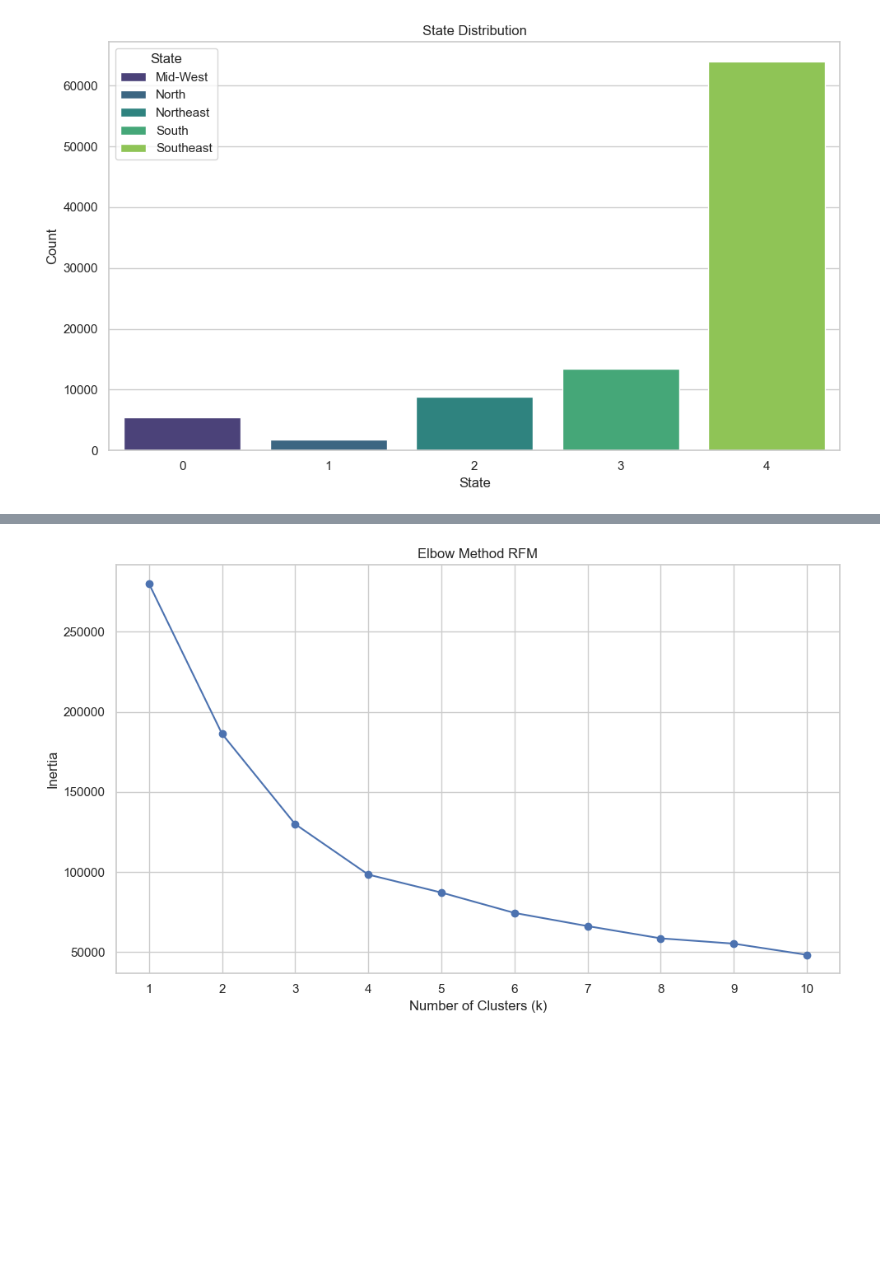
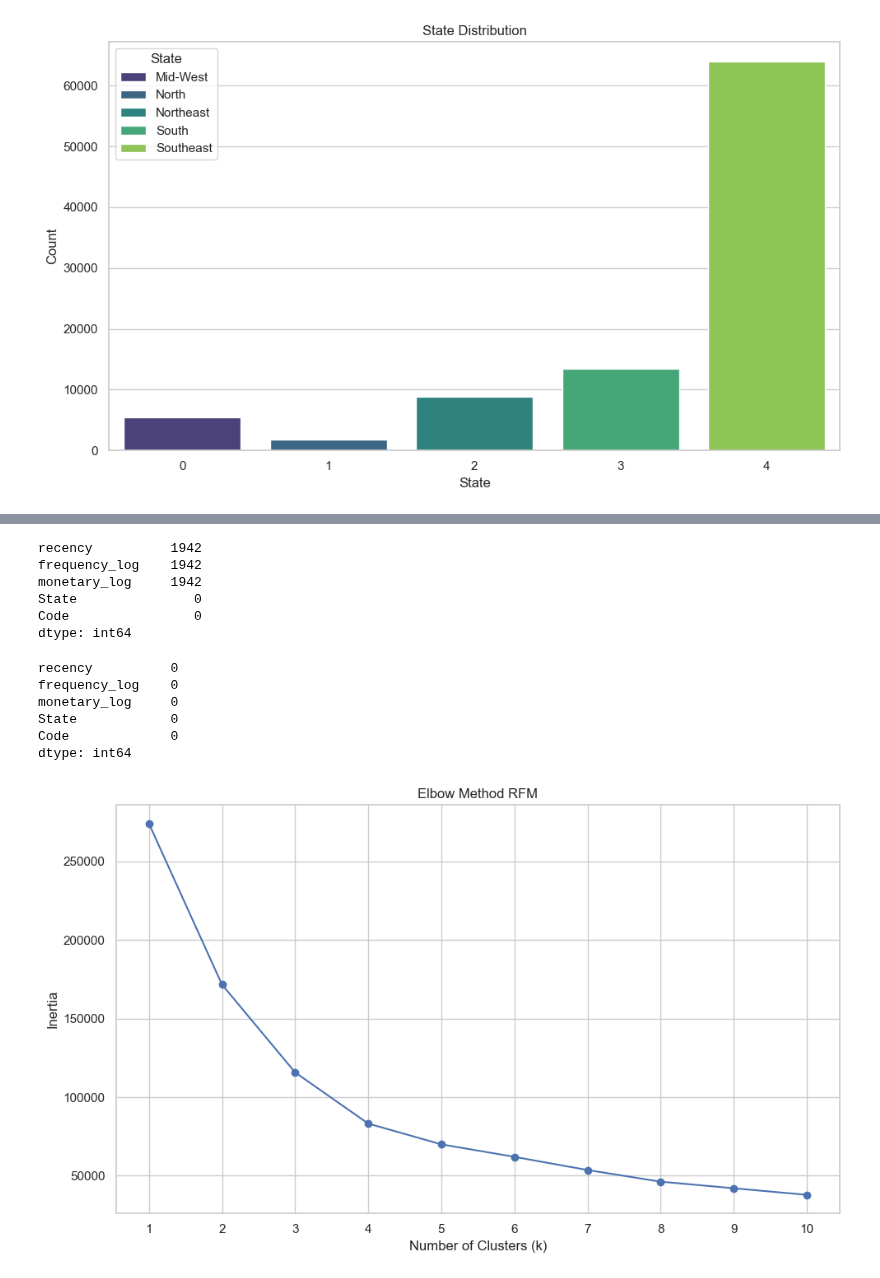
Before and after one commit to pt-sinan-akbar/Dataset-Thesis, a Jupyter notebook: BrazilDataSet.ipynb, the cells around one changed output, grey strips where cells are left out. Drawn from its saved outputs; the diff is of its cells as text; code cells hidden in the pictures; blank space fills up the shorter version.

```diff
--- a/BrazilDataSet.ipynb
+++ b/BrazilDataSet.ipynb
@@ -1152,7 +1154,7 @@ plt.show()
 [figure]
 # %%
 # based of the skewness, the best transformation is log10
-RMFD_features['frequency_log'] = RMFD_features['frequency_log10']
+RMFD_features['frequency_log'] = RMFD_features['frequency_boxcox']
 # %%
 frequency_skew = RMFD_features['frequency_log'].skew()
 monetary_skew = RMFD_features['monetary_log'].skew()
@@ -1276,0 +1279,29 @@ plt.show()
+# %%
+frequency_skew = RMFD_scaled['frequency_log'].skew()
+monetary_skew = RMFD_scaled['monetary_log'].skew()
+recency_skew = RMFD_scaled['recency'].skew()
+
+sns.set_theme(style='whitegrid')
+
+fig, axes = plt.subplots(1, 3, figsize=(16, 6))
+
+sns.histplot(RMFD_scaled['frequency_log'], kde=True, ax=axes[0], color='skyblue')
+axes[0].set_title(f'Frequency Distribution (Skewness: {frequency_skew:.2f})', fontsize=14)
+axes[0].set_xlabel('Frequency')
+axes[0].set_ylabel('Count')
+axes[0].text(0.5, 0.5, f'Skewness: {frequency_skew:.2f}', transform=axes[0].transAxes, horizontalalignment='right', color='black', weight='bold', fontsize=12)
+
+sns.histplot(RMFD_scaled['monetary_log'], kde=True, ax=axes[1], color='salmon')
+axes[1].set_title(f'Monetary Distribution (Skewness: {monetary_skew:.2f})', fontsize=14)
+axes[1].set_xlabel('Monetary')
+axes[1].set_ylabel('Count')
+axes[1].text(0.5, 0.5, f'Skewness: {monetary_skew:.2f}', transform=axes[1].transAxes, horizontalalignment='right', color='black', weight='bold', fontsize=12)
+
+sns.histplot(RMFD_scaled['recency'], kde=True, ax=axes[2], color='lightgreen')
+axes[2].set_title(f'Recency Distribution (Skewness: {recency_skew:.2f})', fontsize=14)
+axes[2].set_xlabel('Recency')
+axes[2].set_ylabel('Count')
+axes[2].text(0.5, 0.5, f'Skewness: {recency_skew:.2f}', transform=axes[2].transAxes, horizontalalignment='right', color='black', weight='bold', fontsize=12)
+
+plt.tight_layout()
+plt.show()
@@ -1312,29 +1345,51 @@ RMFD_final.describe([0.01, 0.05, 0.1, 0.25, 0.5, 0.75, 0.9, 0.95, 0.99]).T
 | State | 93335.0 | 3.378658e+00 | 1.111807 | 0.000000 | 0.000000 | 0.000000 | 2.000000 | 3.000000 | 4.000000 | 4.000000 | 4.000000 | ... |
+# %%
+# check if RFMD_final has any missing values
+RMFD_final.isnull().sum()
+# %% [output]
+recency          1942
+frequency_log    1942
+monetary_log     1942
+State               0
+Code                0
+dtype: int64
+# %%
+# because the missing values are only from RFM (because of removing RFM outliers), we can safely drop the missing values
+RMFD_final.dropna(inplace=True)
+# %%
+# check if RFMD_final has any missing values
+RMFD_final.isnull().sum()
+# %% [output]
+recency          0
+frequency_log    0
+monetary_log     0
+State            0
+Code             0
+dtype: int64
+# %%
+# splitting into numerical and categorical
+RFM_numerical = pd.DataFrame(RMFD_final, columns=['recency', 'frequency_log', 'monetary_log'])
+RFM_categorical = RMFD_final['State']
 # %%
 # Elbow method RFM
-import matplotlib.pyplot as plt
-from sklearn.cluster import KMeans
-
-RFM_final = pd.DataFrame(RMFD_final, columns=['recency', 'frequency_log', 'monetary_log'])
-RFM_categorical = RMFD_final['State']
 inertias = []
 
 for k in range(1, 11):
     kmeans = KMeans(n_clusters=k, random_state=42)
-    kmeans.fit(RFM_final)
+    kmeans.fit(RFM_numerical)
     inertias.append(kmeans.inertia_)
 
 plt.figure(figsize=(10, 6))
 plt.plot(range(1, 11), inertias, marker='o')
 plt.title('Elbow Method RFM')
 plt.xlabel('Number of Clusters (k)')
 plt.ylabel('Inertia')
 plt.xticks(range(1, 11))
 plt.grid(True)
 plt.tight_layout()
 plt.show()
 # %% [output]
-[figure, old version]
+[figure, new version]
 # %%
 # K-Means menggunakan RFM
 # berdasarkan hasil elbow diatas, jumlah kluster yang akan dipilih adalah 4
```
Also changed, not shown: parts of 16 cells of this notebook.
